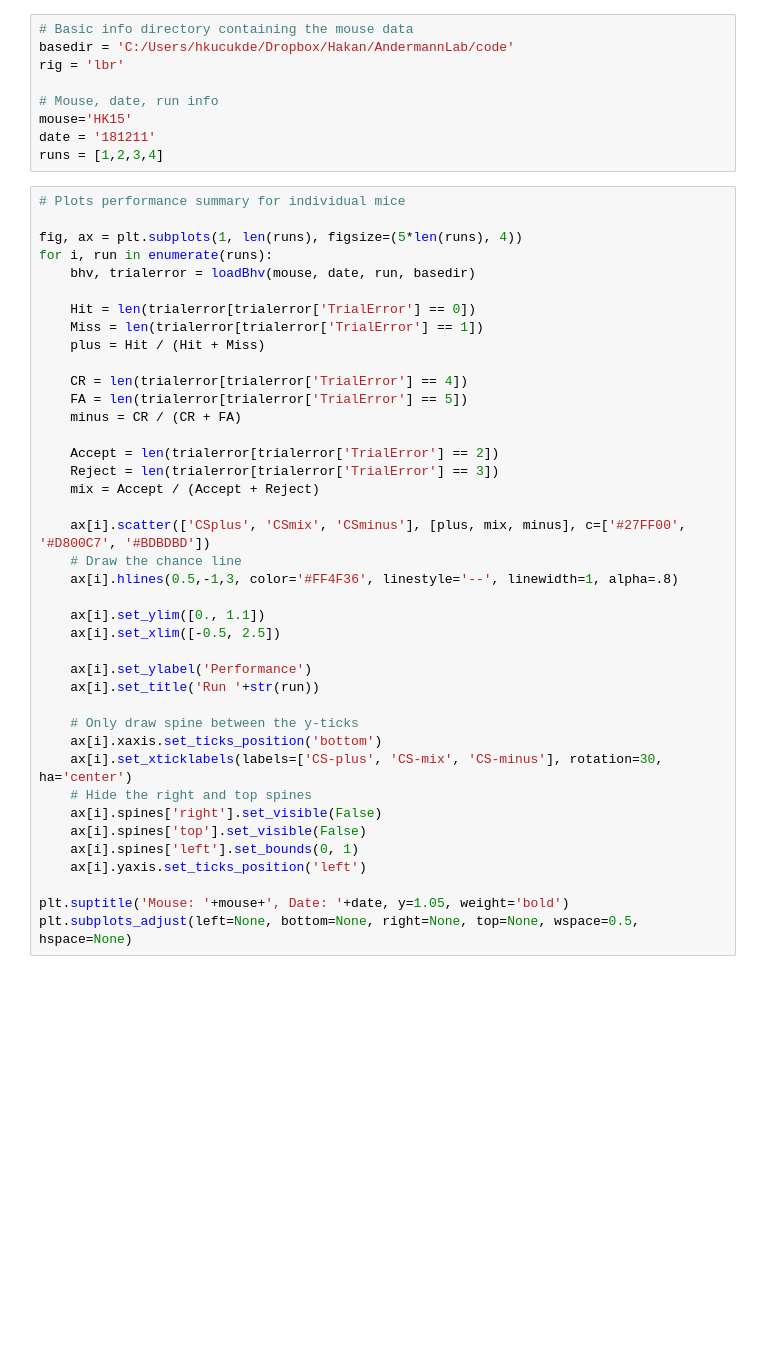
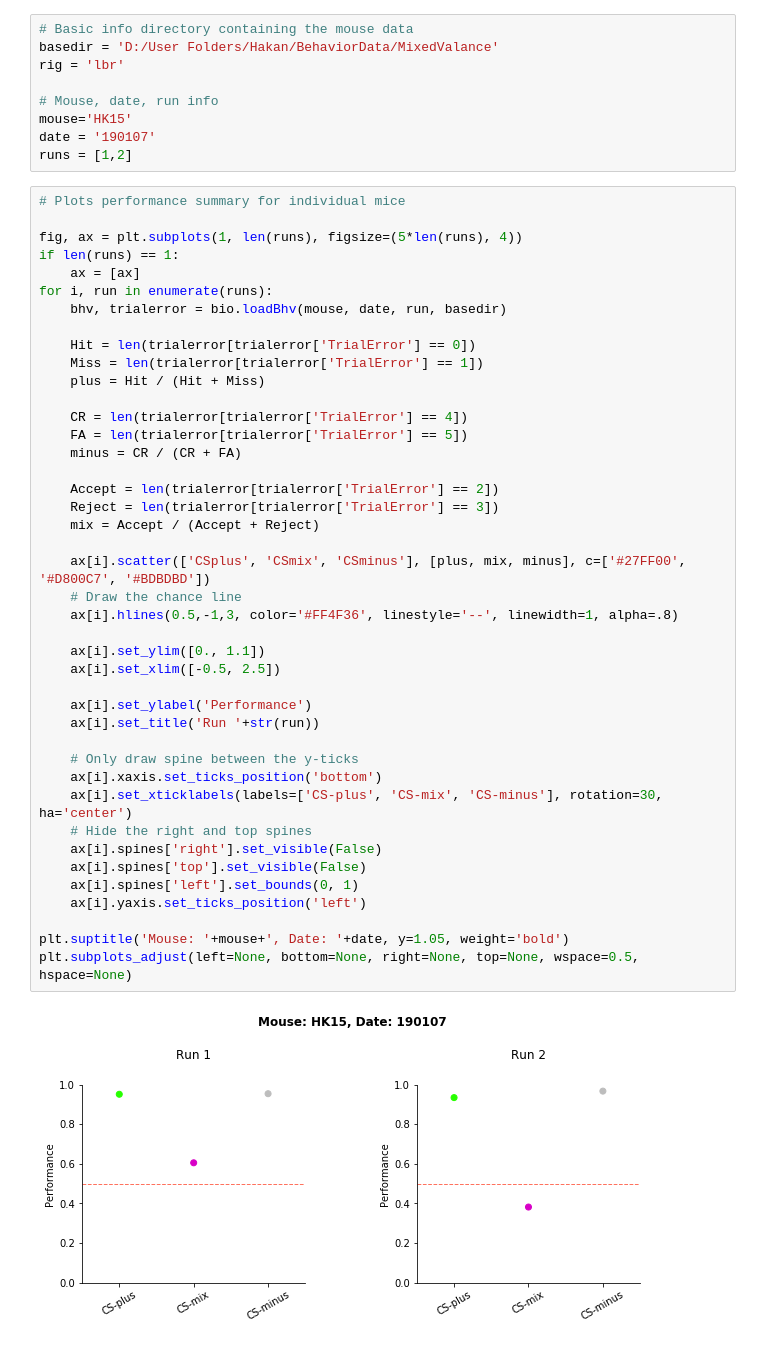
Before and after one commit to hkucukdereli/behavior, a Jupyter notebook: run_summary.ipynb, the cells around one changed output. Cells and saved outputs as stored; diff of their text form; blank space fills up the shorter version.

```diff
--- a/run_summary.ipynb
+++ b/run_summary.ipynb
@@ -18,18 +11,20 @@ os.getcwd()
 # %%
 # Basic info directory containing the mouse data
-basedir = 'C:/Users/hkucukde/Dropbox/Hakan/AndermannLab/code'
+basedir = 'D:/User Folders/Hakan/BehaviorData/MixedValance'
 rig = 'lbr'
 
 # Mouse, date, run info
 mouse='HK15'
-date = '181211'
-runs = [1,2,3,4]
+date = '190107'
+runs = [1,2]
 # %%
 # Plots performance summary for individual mice
 
 fig, ax = plt.subplots(1, len(runs), figsize=(5*len(runs), 4))
+if len(runs) == 1:
+    ax = [ax]
 for i, run in enumerate(runs):
-    bhv, trialerror = loadBhv(mouse, date, run, basedir)
+    bhv, trialerror = bio.loadBhv(mouse, date, run, basedir)
 
     Hit = len(trialerror[trialerror['TrialError'] == 0])
     Miss = len(trialerror[trialerror['TrialError'] == 1])
@@ -37,33 +32,35 @@ for i, run in enumerate(runs):
 
     CR = len(trialerror[trialerror['TrialError'] == 4])
     FA = len(trialerror[trialerror['TrialError'] == 5])
     minus = CR / (CR + FA)
 
     Accept = len(trialerror[trialerror['TrialError'] == 2])
     Reject = len(trialerror[trialerror['TrialError'] == 3])
     mix = Accept / (Accept + Reject)
 
     ax[i].scatter(['CSplus', 'CSmix', 'CSminus'], [plus, mix, minus], c=['#27FF00', '#D800C7', '#BDBDBD'])
     # Draw the chance line
     ax[i].hlines(0.5,-1,3, color='#FF4F36', linestyle='--', linewidth=1, alpha=.8)
 
     ax[i].set_ylim([0., 1.1])
     ax[i].set_xlim([-0.5, 2.5])
 
     ax[i].set_ylabel('Performance')
     ax[i].set_title('Run '+str(run))
 
     # Only draw spine between the y-ticks
     ax[i].xaxis.set_ticks_position('bottom')
     ax[i].set_xticklabels(labels=['CS-plus', 'CS-mix', 'CS-minus'], rotation=30, ha='center')
     # Hide the right and top spines
     ax[i].spines['right'].set_visible(False)
     ax[i].spines['top'].set_visible(False)
     ax[i].spines['left'].set_bounds(0, 1)
     ax[i].yaxis.set_ticks_position('left')
 
 plt.suptitle('Mouse: '+mouse+', Date: '+date, y=1.05, weight='bold')
 plt.subplots_adjust(left=None, bottom=None, right=None, top=None, wspace=0.5, hspace=None)
+# %% [output]
+[figure, added]
 # %%
 # Momentary performance
 # Plots performance over a sliding window
```
Also changed, not shown: parts of 4 cells of this notebook, 2 other files.
